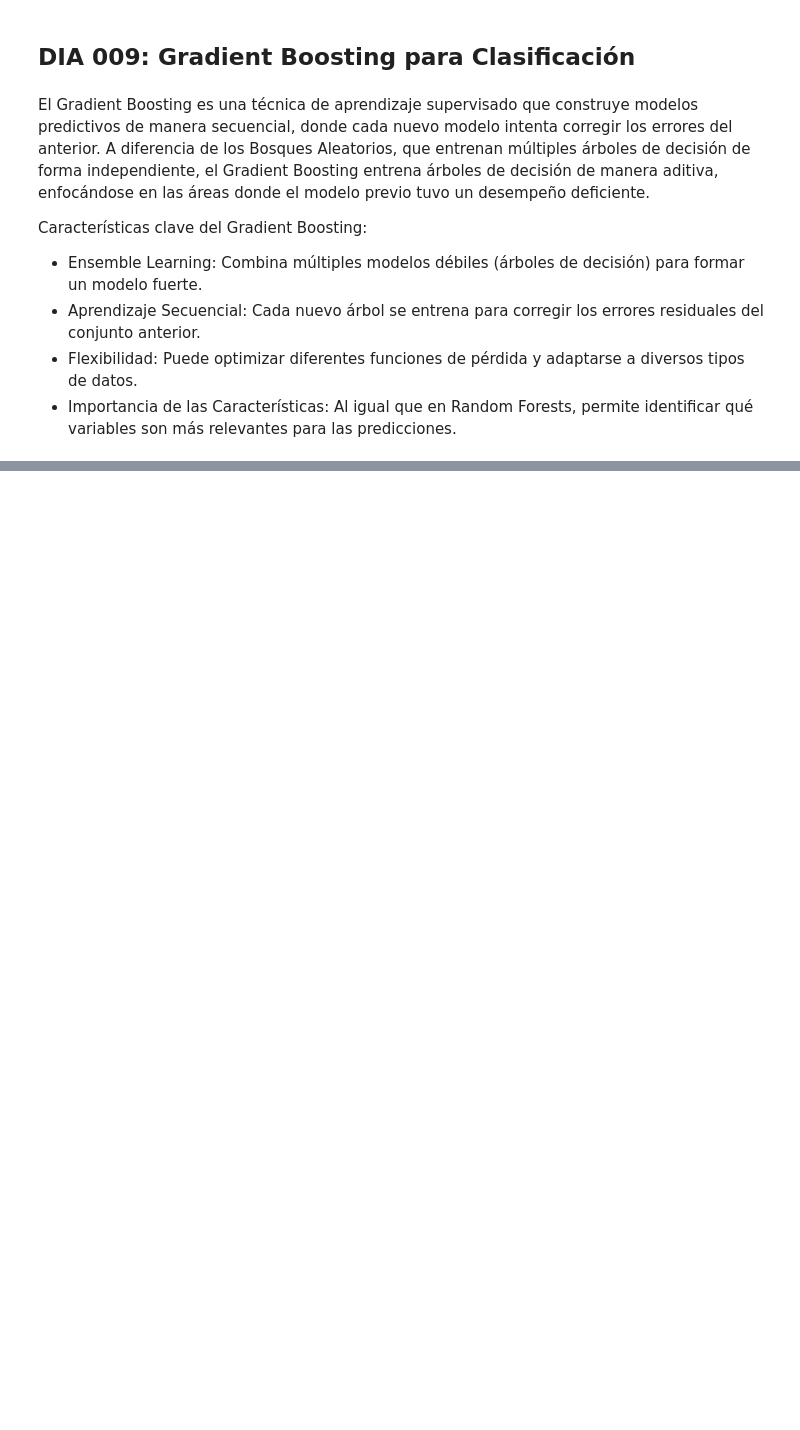
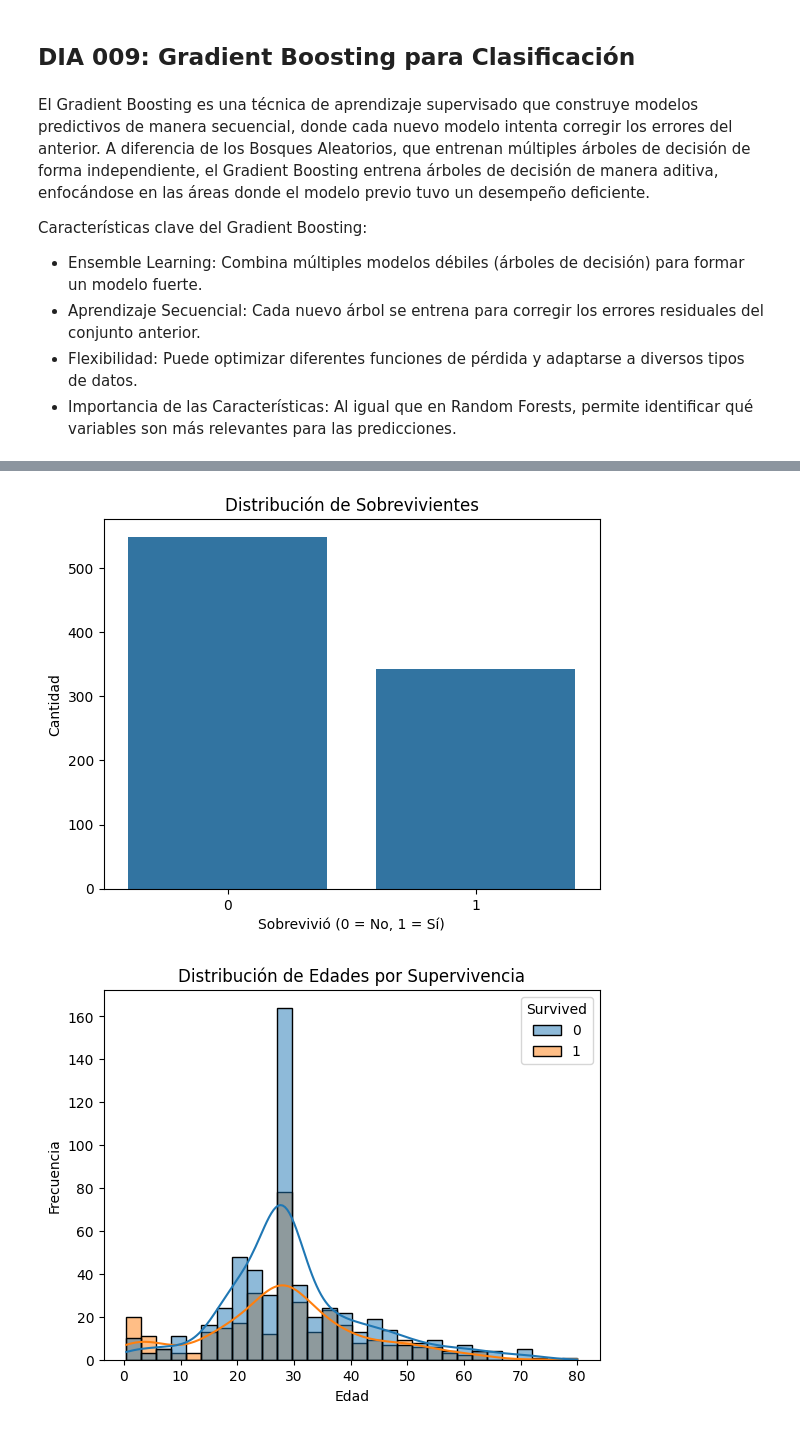
Before and after one commit to David-Sac/Proyectos-365, a Jupyter notebook: DIA_009/informacion.ipynb, the cells around one changed output, grey strips where cells are left out. Cells and saved outputs as stored; diff of their text form; code cells hidden in the pictures; blank space fills up the shorter version.

```diff
--- a/DIA_009/informacion.ipynb
+++ b/DIA_009/informacion.ipynb
@@ -23,0 +55,13 @@ df = pd.read_csv('titanic.csv')
+# %%
+# 3. Selección de características relevantes
+features = ['Pclass', 'Sex', 'Age', 'SibSp', 'Parch', 'Fare', 'Embarked']
+target = 'Survived'
+
+df_selected = df[features + [target]]
+# %%
+# 4. Manejo de valores nulos
+df_selected['Age'].fillna(df_selected['Age'].median(), inplace=True)
+df_selected['Embarked'].fillna(df_selected['Embarked'].mode()[0], inplace=True)
+
+print("\nValores nulos después de la imputación:")
+print(df_selected.isnull().sum())
@@ -23,0 +99,7 @@ df = pd.read_csv('titanic.csv')
+# %%
+# 5. Conversión de variables categóricas en numéricas
+df_selected['Sex'] = df_selected['Sex'].map({'male': 0, 'female': 1})
+df_selected = pd.get_dummies(df_selected, columns=['Embarked'], drop_first=True)
+
+print("\nPrimeras filas después del preprocesamiento:")
+print(df_selected.head())
@@ -23,0 +119,25 @@ df = pd.read_csv('titanic.csv')
+# %%
+# 6. Visualización de datos
+# Distribución de sobrevivientes
+sns.countplot(x='Survived', data=df_selected)
+plt.title('Distribución de Sobrevivientes')
+plt.xlabel('Sobrevivió (0 = No, 1 = Sí)')
+plt.ylabel('Cantidad')
+plt.show()
+
+# Distribución de edades por supervivencia
+sns.histplot(data=df_selected, x='Age', hue='Survived', kde=True, bins=30)
+plt.title('Distribución de Edades por Supervivencia')
+plt.xlabel('Edad')
+plt.ylabel('Frecuencia')
+plt.show()
+
+# Relación entre clase y supervivencia
+sns.barplot(x='Pclass', y='Survived', data=df_selected)
+plt.title('Supervivencia por Clase')
+plt.xlabel('Clase (1 = Primera, 2 = Segunda, 3 = Tercera)')
+plt.ylabel('Tasa de Supervivencia')
+plt.show()
+# %% [output]
+[figure, added]
+[figure, added]
```
Also changed, not shown: parts of 11 cells of this notebook, 1 other file.
